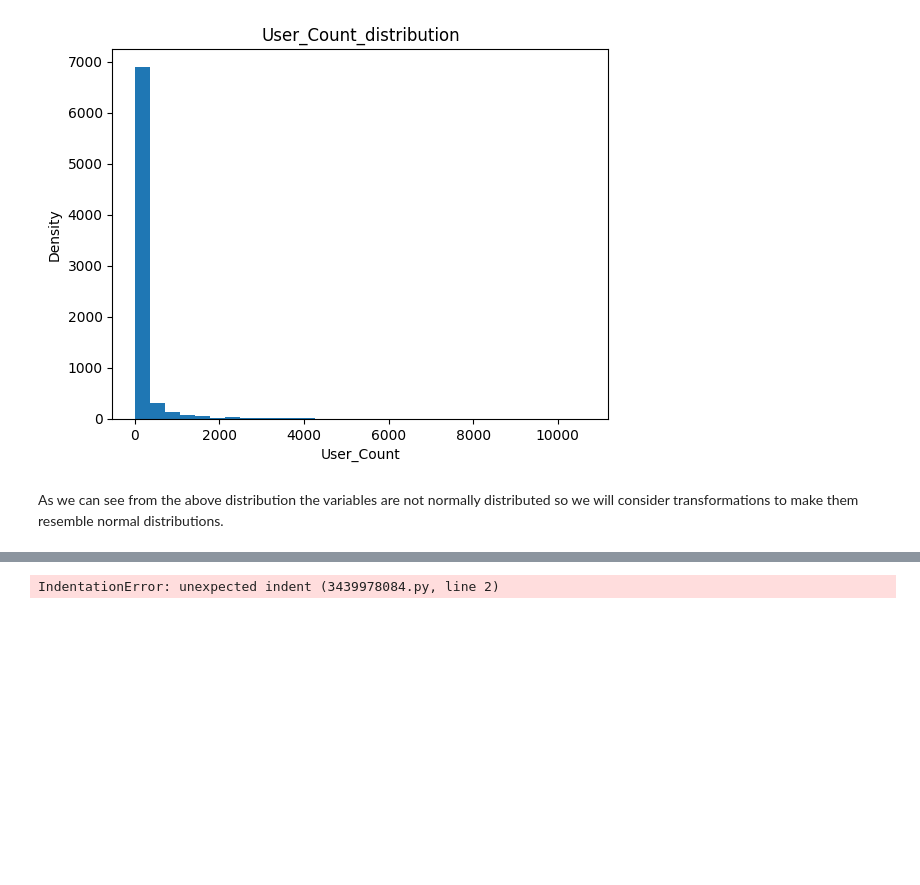
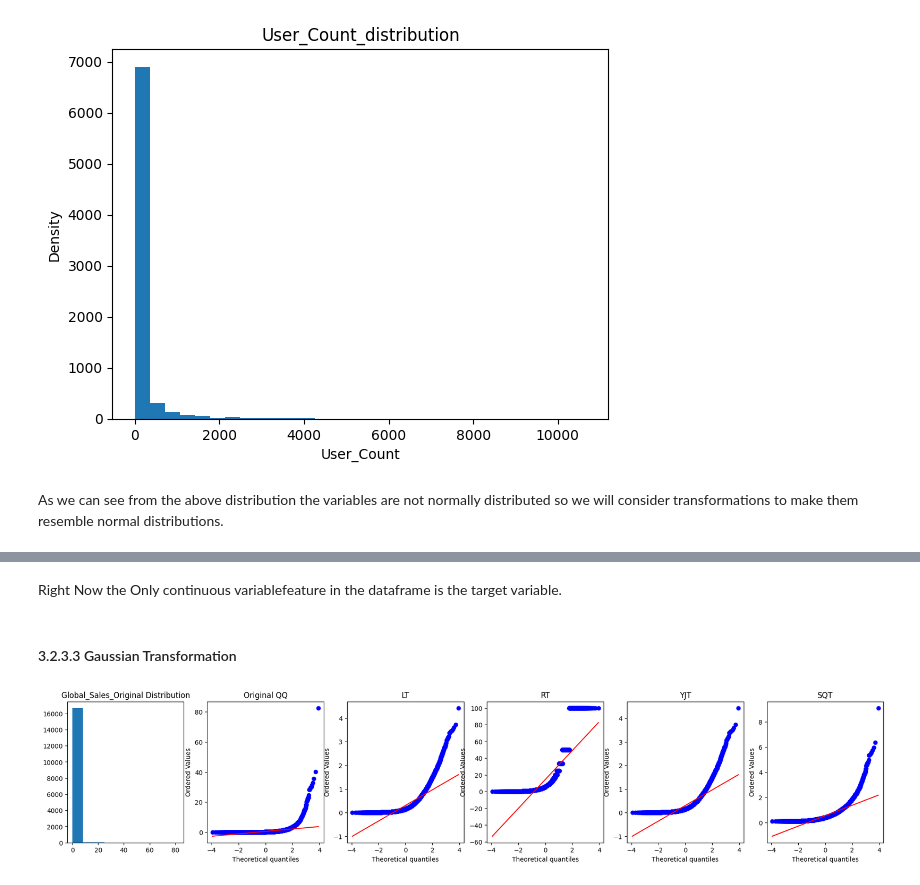
Before and after one commit to yordanossimegnew/Video_Game_Sales_Prediction, a Jupyter notebook: notebooks.ipynb/1. Data_Analysis.ipynb, the cells around one changed output, grey strips where cells are left out. Cells and saved outputs as stored; diff of their text form; code cells hidden in the pictures; blank space fills up the shorter version.

```diff
--- a/notebooks.ipynb/1. Data_Analysis.ipynb
+++ b/notebooks.ipynb/1. Data_Analysis.ipynb
@@ -530,0 +588,2 @@ import scipy.stats as stats
+# %%
+df.drop(cont_vars_miss, axis = 1, inplace = True)
@@ -531,3 +596,7 @@ import scipy.stats as stats
+# %% [markdown]
+Right Now the Only continuous variablefeature in the dataframe is the target variable.
+# %% [markdown]
+#### 3.2.3.3 Gaussian Transformation
 # %%
 # let's apply different transformations in the data and see if they manage to give better result using QQ plots.
 def analyze_transform(data, var):
@@ -541,33 +610,33 @@ def analyze_transform(data, var):
     # Let's plot the original distribution QQ plot
     plt.subplot(1,6,2)
     stats.probplot(data[var], dist= "norm", plot = pylab)
     plt.title("Original QQ")
 
 
     # let's plot the log transfor qq plot
     plt.subplot(1,6,3)
     stats.probplot(np.log(data[var]+1),dist = "norm", plot=pylab)
     plt.title("LT")
 
     # Now let's plot the reciprocal transformation
     plt.subplot(1,6,4)
     stats.probplot(1/data[var], dist = "norm", plot = pylab)
     plt.title("RT")
 
     # Now let's plot the Yeo Johnson QQ plot
     plt.subplot(1,6,5)
     stats.probplot(stats.yeojohnson(data[var], lmbda = 0.001), dist = "norm", plot = pylab)
     plt.title("YJT")
 
     # Now let's plot the square roor QQ plot
     plt.subplot(1,6,6)
-    stats.probplot((data[var])**(0.5), dist = "norm", plot = pylab)
+    stats.probplot(data[var]**(0.5), dist = "norm", plot = pylab)
     plt.title("SQT")
 
     plt.show()
 
 # now let's apply the analyze transform function
-for var in num_vars:
+for var in cont_vars:
     analyze_transform(df,var)
 # %% [output]
-IndentationError: unexpected indent (3439978084.py, line 2)
+[figure, added]
```
Also changed, not shown: parts of 21 cells of this notebook.
